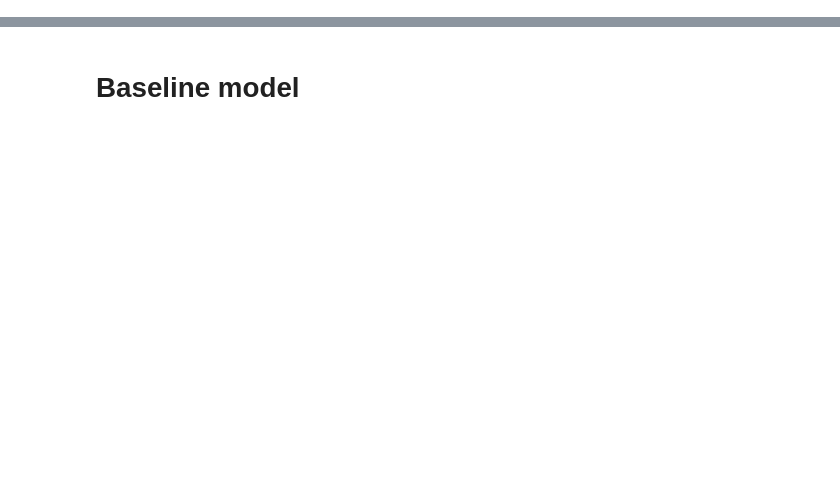
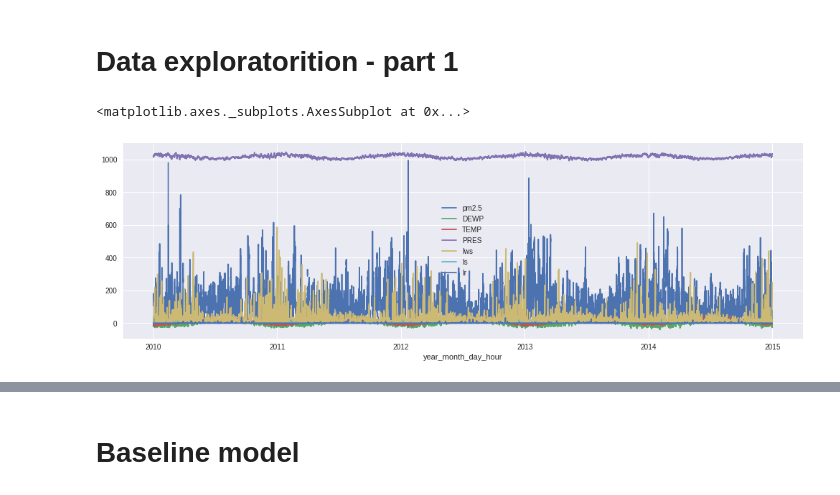
Before and after one commit to ronniemi/deep_learning, a Jupyter notebook: assignemt2/LSTM.ipynb, the cells around one changed output, grey strips where cells are left out. Saved outputs shown, nothing was run; the diff lists cells and outputs as text; code cells hidden in the pictures; blank space fills up the shorter version.

```diff
--- a/assignemt2/LSTM.ipynb
+++ b/assignemt2/LSTM.ipynb
@@ -25,9 +34,12 @@ def parse(x):
 	return datetime.strptime(x, '%Y %m %d %H')
 
 data = pd.read_csv(r'/content/drive/My Drive/deep learning/assignment2/PRSA_data.csv', parse_dates = [['year', 'month', 'day', 'hour']], index_col=0, date_parser=parse)
-# %%
-data = data.iloc[24:]
 # %%
 data.drop(['No'], axis=1, inplace=True)
-# %%
-data = data.fillna(0)
+# %% [markdown]
+# Data exploratorition - part 1
+# %%
+data.plot(figsize=(17,5))
+# %% [output]
+<matplotlib.axes._subplots.AxesSubplot at 0x...>
+[figure, added]
```
Also changed, not shown: parts of 55 cells of this notebook.
